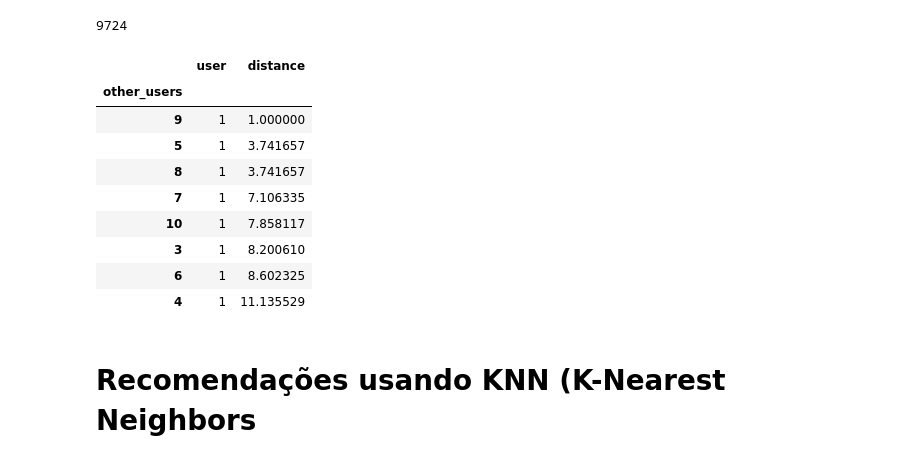
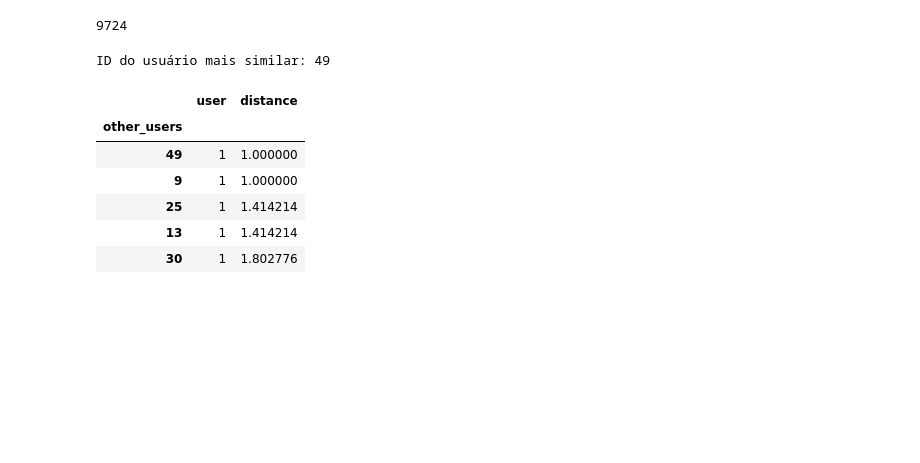
Before and after one commit to victor-hro/movie-recommender, a Jupyter notebook: heurísticas_e_KNN.ipynb, the cells around one changed output. Saved outputs shown, nothing was run; the diff lists cells and outputs as text; code cells hidden in the pictures; blank space fills up the shorter version.

```diff
--- a/heurísticas_e_KNN.ipynb
+++ b/heurísticas_e_KNN.ipynb
@@ -413,17 +432,18 @@ def close_users(user_id, n_users=None):
     return distance
 # %%
 # dentre os N primeiros usuários comparados com o usuário alvo:
-close_users(1, n_users=10)
+# vamos escolher o usuário 1
+user_id = 1
+similar = close_users(user_id, n_users=50)
+most_similar = similar.iloc[0].name
+print('ID do usuário mais similar: %d' % most_similar)
+similar.head()
 # %% [output]
+ID do usuário mais similar: 49
 |  | user | distance |
 | other_users |  |  |
+| 49 | 1 | 1.000000 |
 | 9 | 1 | 1.000000 |
-| 5 | 1 | 3.741657 |
-| 8 | 1 | 3.741657 |
-| 7 | 1 | 7.106335 |
-| 10 | 1 | 7.858117 |
-| 3 | 1 | 8.200610 |
-| 6 | 1 | 8.602325 |
-| 4 | 1 | 11.135529 |
+| 25 | 1 | 1.414214 |
+| 13 | 1 | 1.414214 |
+| 30 | 1 | 1.802776 |
-# %% [markdown]
-# Recomendações usando KNN (K-Nearest Neighbors
```
Also changed, not shown: parts of 6 cells of this notebook.
